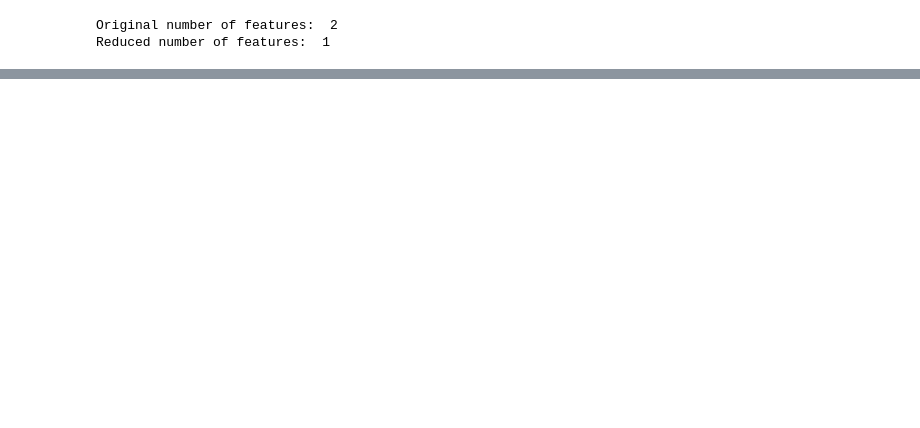
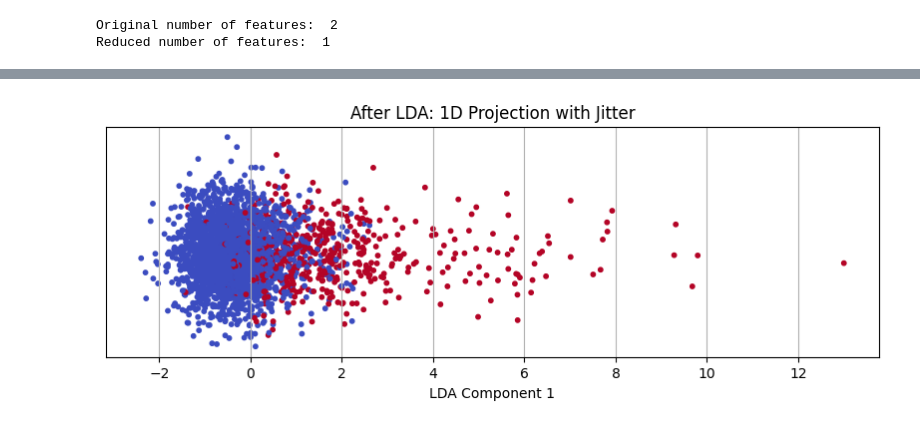
Before and after one commit to jyoti-kumbhar/Data-Science, a Jupyter notebook: prac9_PCA.ipynb, the cells around one changed output, grey strips where cells are left out. Drawn from its saved outputs; the diff is of its cells as text; code cells hidden in the pictures; blank space fills up the shorter version.

```diff
--- a/prac9_PCA.ipynb
+++ b/prac9_PCA.ipynb
@@ -126,0 +213,16 @@ Reduced number of features:  1
+# %%
+import numpy as np
+import matplotlib.pyplot as plt
+
+# Add small random noise in y-axis for visibility
+y_jitter = np.random.normal(0, 0.02, size=len(X_lda))
+
+plt.figure(figsize=(10,3))
+plt.scatter(X_lda, y_jitter, c=y_lda_in, cmap='coolwarm', s=10)
+plt.yticks([])
+plt.xlabel("LDA Component 1")
+plt.title("After LDA: 1D Projection with Jitter")
+plt.grid(True)
+plt.show()
+# %% [output]
+[figure, added]
```
Also changed, not shown: parts of 7 cells of this notebook.
